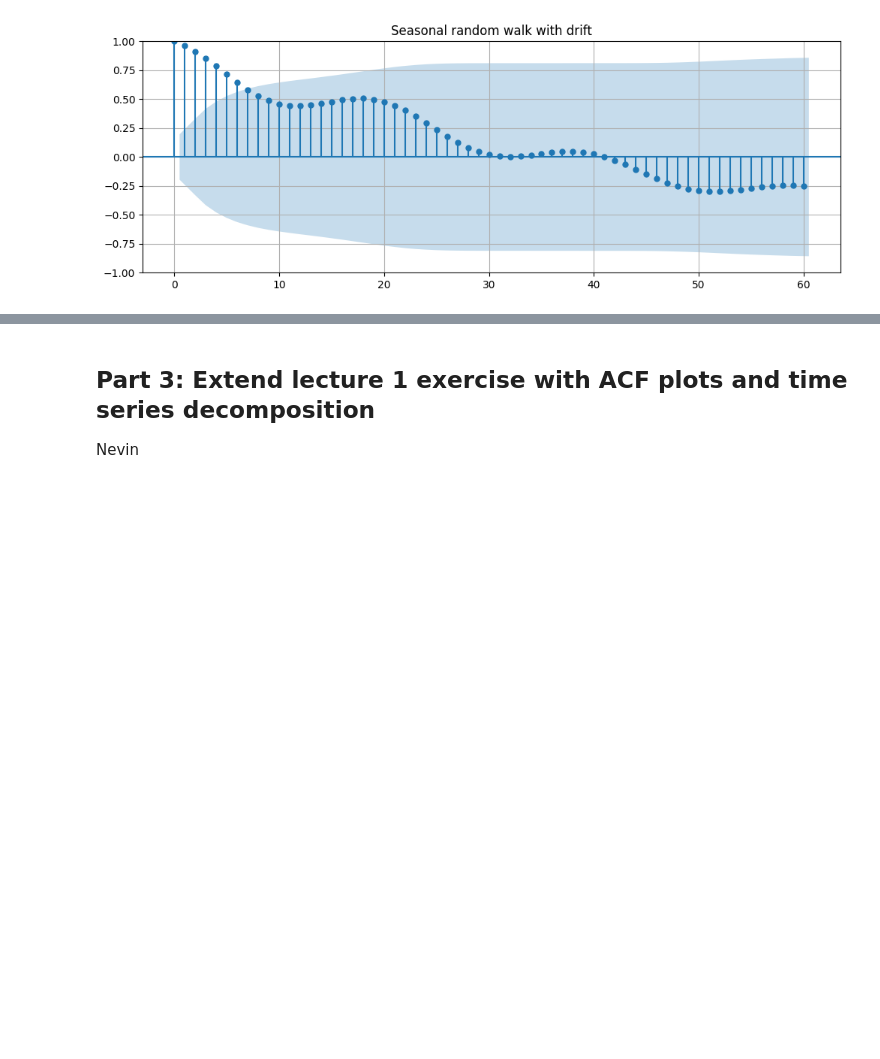
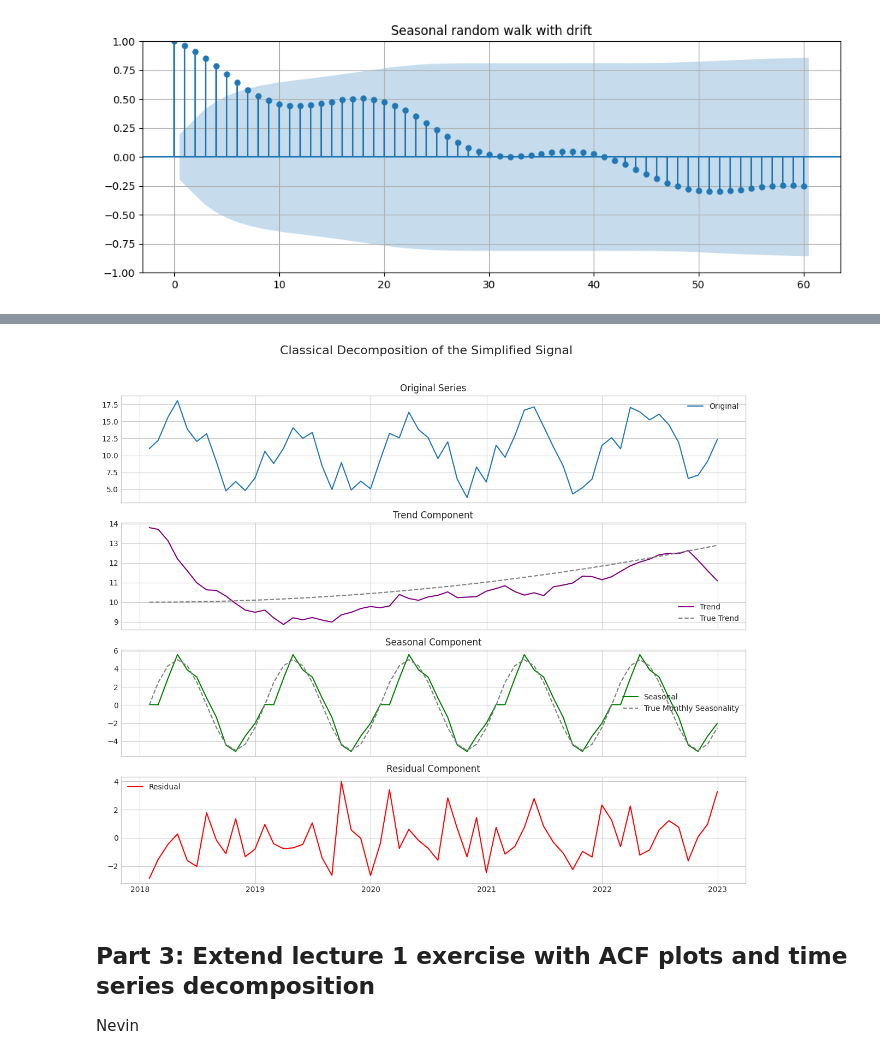
Before and after one commit to Davee02/HSLU.Time, a Jupyter notebook: lecture_exercises/sw02/solutions.ipynb, the cells around one changed output, grey strips where cells are left out. Drawn from its saved outputs; the diff is of its cells as text; code cells hidden in the pictures; blank space fills up the shorter version.

```diff
--- a/lecture_exercises/sw02/solutions.ipynb
+++ b/lecture_exercises/sw02/solutions.ipynb
@@ -258,3 +289,47 @@ Meiko
+# %%
+# centered moving average
+df['Trend'] = df['Data'].rolling(window=n_periods_monthly, center=True, min_periods=1).mean()
+
+# Detrend
+df['Detrended'] = df['Data'] - df['Trend']
+
+# Estimate Seasonal component by averaging monthly values
+df['Month'] = df.index.month
+seasonal_avg = df.groupby('Month')['Detrended'].mean()
+seasonal_avg_adjusted = seasonal_avg - seasonal_avg.mean()
+df['Seasonal'] = df['Month'].map(seasonal_avg_adjusted)
+
+# Residuals
+df['Residual'] = df['Detrended'] - df['Seasonal']
+
+# Plot
+fig, axes = plt.subplots(4, 1, figsize=(12, 10), sharex=True)
+
+
+axes[0].plot(df.index, df['Data'], label='Original')
+axes[0].set_title('Original Series')
+axes[0].legend()
+
+
+axes[1].plot(df.index, df['Trend'], color='purple', label='Trend')
+axes[1].plot(df.index, trend, color='gray', linestyle='--', label='True Trend')
+axes[1].set_title('Trend Component')
+axes[1].legend()
+
+axes[2].plot(df.index, df['Seasonal'], color='green', label='Seasonal')
+axes[2].plot(df.index, monthly_seasonality, color='gray', linestyle='--', label='True Monthly Seasonality')
+axes[2].set_title('Seasonal Component')
+axes[2].legend()
+
+axes[3].plot(df.index, df['Residual'], color='red', label='Residual')
+axes[3].set_title('Residual Component')
+axes[3].legend()
+
+plt.suptitle('Classical Decomposition of the Simplified Signal', fontsize=16, y=1.02)
+plt.tight_layout()
+plt.show()
+# %% [output]
+[figure, added]
 # %% [markdown]
 ## Part 3: Extend lecture 1 exercise with ACF plots and time series decomposition
 
```
Also changed, not shown: parts of 2 cells of this notebook.
